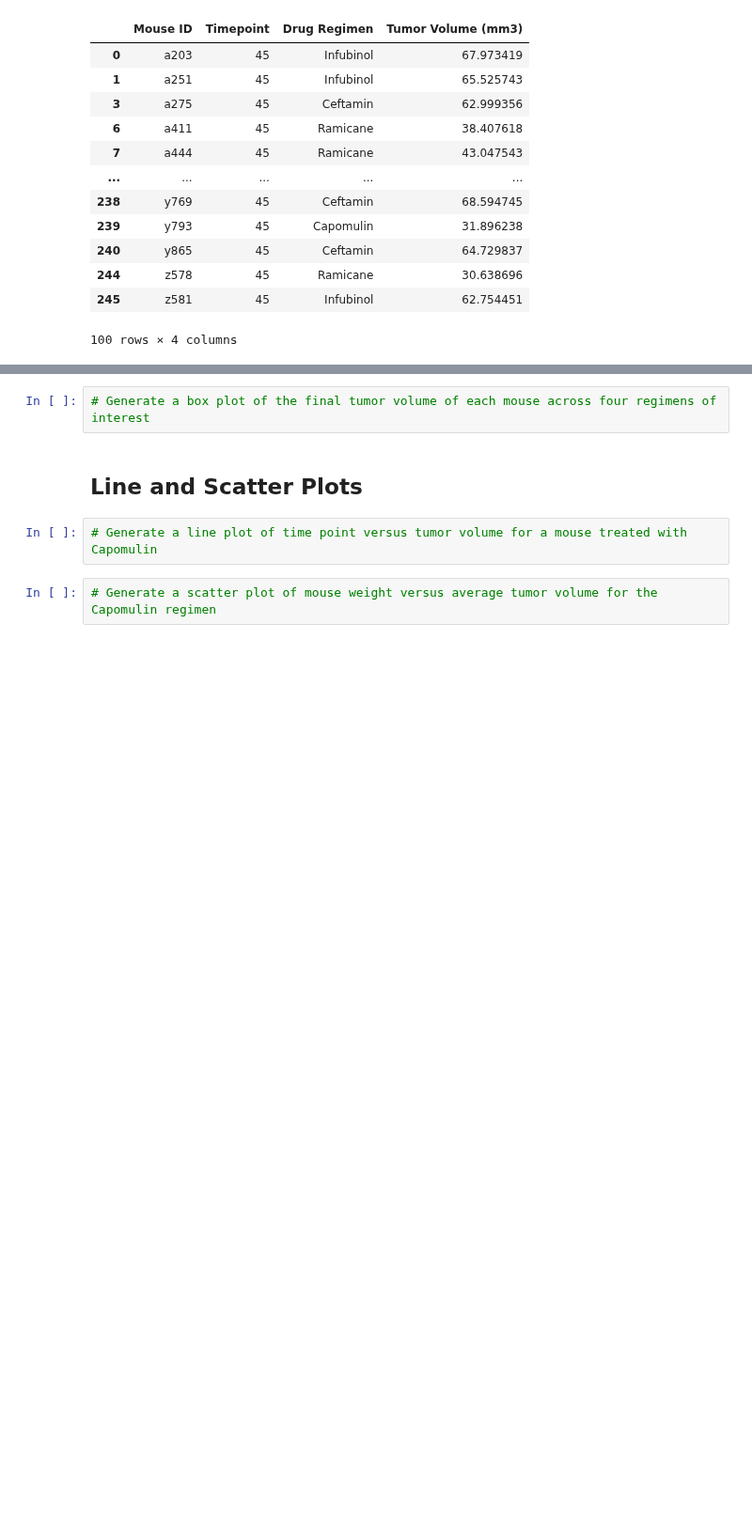
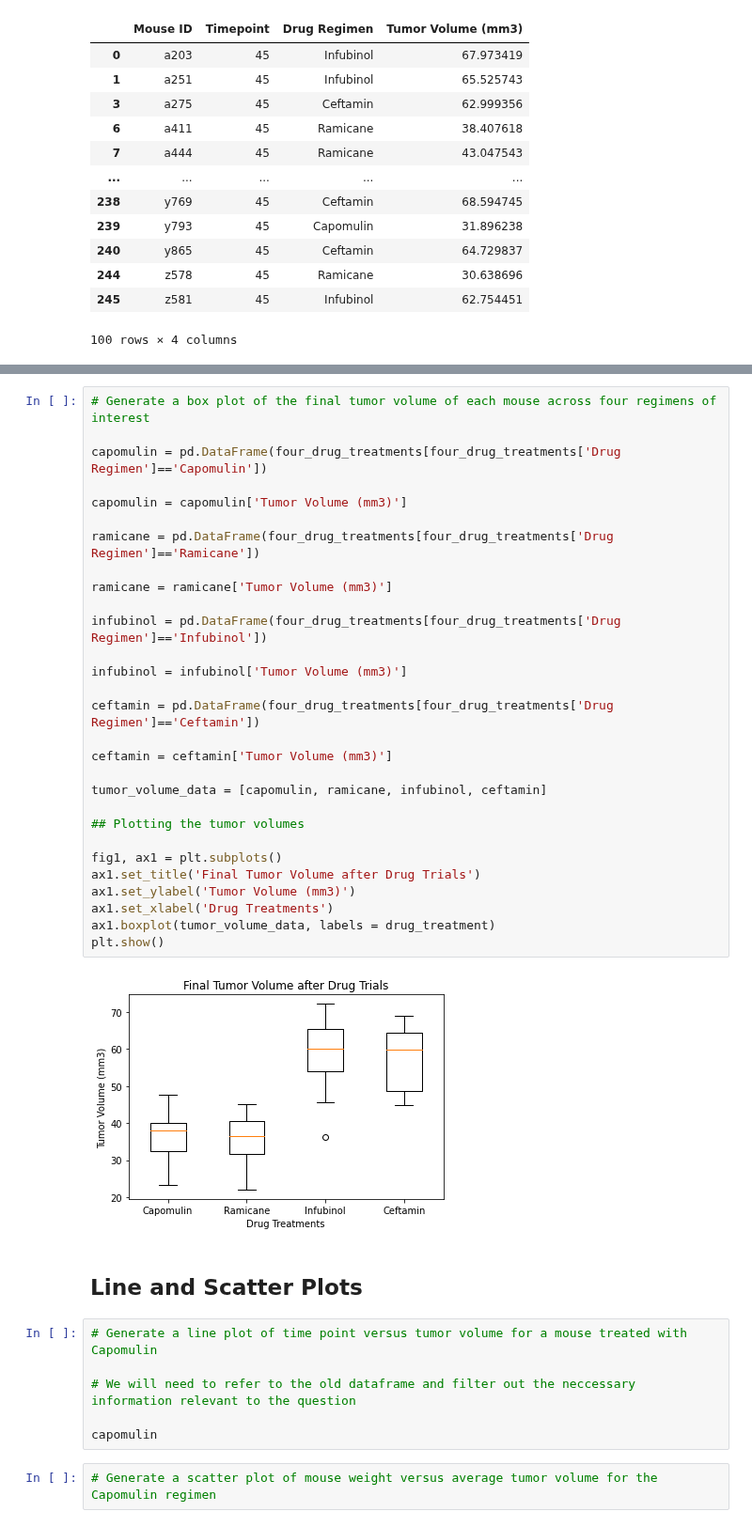
Before and after one commit to skumble27/matplotlib-challenge, a Jupyter notebook: Pymaceuticals/pymaceuticals_starter Draft8.ipynb, the cells around one changed output, grey strips where cells are left out. Shown at 94% size. Cells and saved outputs as stored; diff of their text form; blank space fills up the shorter version.

```diff
--- a/Pymaceuticals/pymaceuticals_starter Draft8.ipynb
+++ b/Pymaceuticals/pymaceuticals_starter Draft8.ipynb
@@ -390,9 +387,42 @@ Series([], Name: Tumor Volume (mm3), dtype: float64)
-# %%
-# Generate a box plot of the final tumor volume of each mouse across four regimens of interest
+# %%
+# Generate a box plot of the final tumor volume of each mouse across four regimens of interest
+
+capomulin = pd.DataFrame(four_drug_treatments[four_drug_treatments['Drug Regimen']=='Capomulin'])
+
+capomulin = capomulin['Tumor Volume (mm3)']
+
+ramicane = pd.DataFrame(four_drug_treatments[four_drug_treatments['Drug Regimen']=='Ramicane'])
+
+ramicane = ramicane['Tumor Volume (mm3)']
+
+infubinol = pd.DataFrame(four_drug_treatments[four_drug_treatments['Drug Regimen']=='Infubinol'])
+
+infubinol = infubinol['Tumor Volume (mm3)']
+
+ceftamin = pd.DataFrame(four_drug_treatments[four_drug_treatments['Drug Regimen']=='Ceftamin'])
+
+ceftamin = ceftamin['Tumor Volume (mm3)']
+
+tumor_volume_data = [capomulin, ramicane, infubinol, ceftamin]
+
+## Plotting the tumor volumes
+
+fig1, ax1 = plt.subplots()
+ax1.set_title('Final Tumor Volume after Drug Trials')
+ax1.set_ylabel('Tumor Volume (mm3)')
+ax1.set_xlabel('Drug Treatments')
+ax1.boxplot(tumor_volume_data, labels = drug_treatment)
+plt.show()
+# %% [output]
+[figure, added]
 # %% [markdown]
 ## Line and Scatter Plots
 # %%
 # Generate a line plot of time point versus tumor volume for a mouse treated with Capomulin
+
+# We will need to refer to the old dataframe and filter out the neccessary information relevant to the question
+
+capomulin
 # %%
 # Generate a scatter plot of mouse weight versus average tumor volume for the Capomulin regimen
 # %% [markdown]
```
Also changed, not shown: parts of 2 cells of this notebook.
